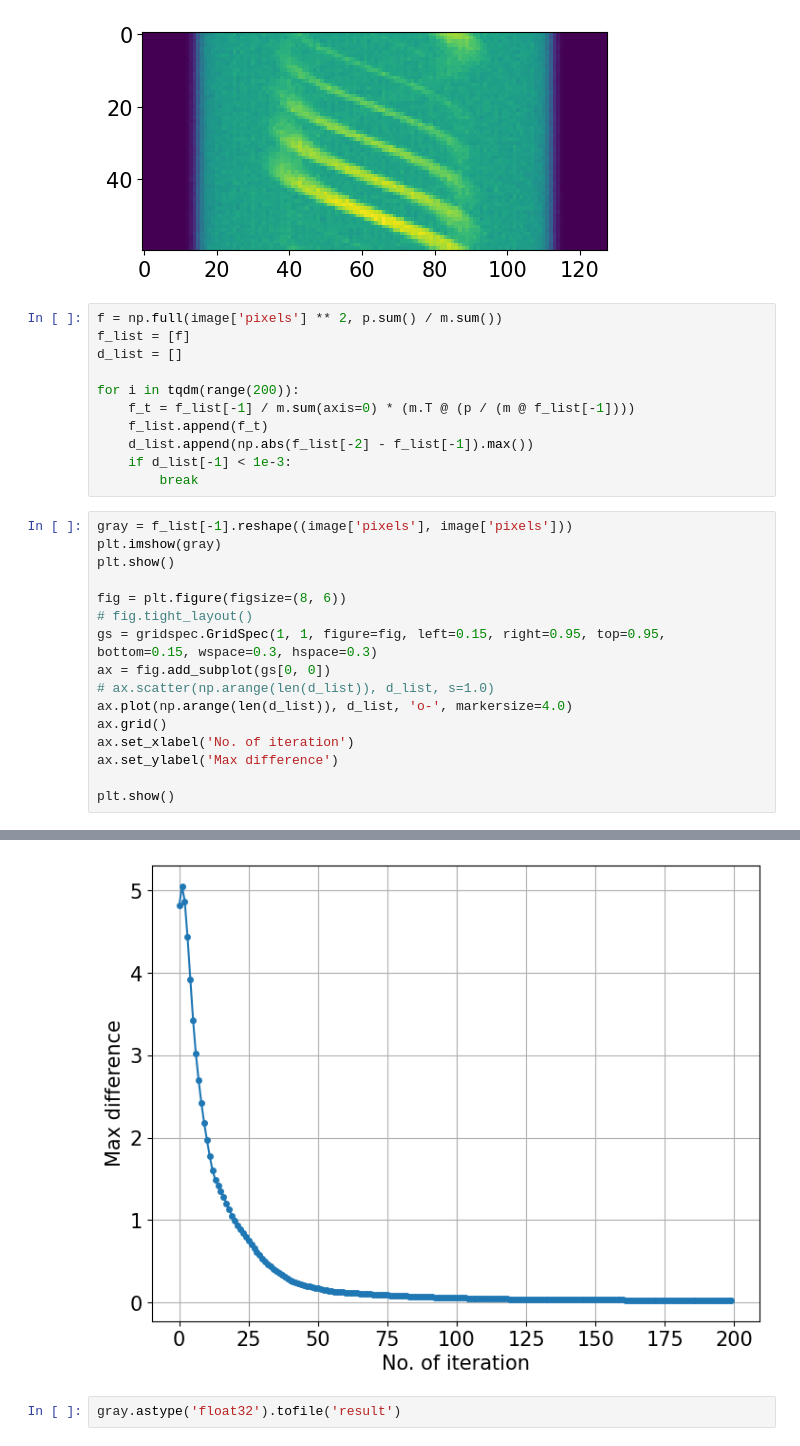
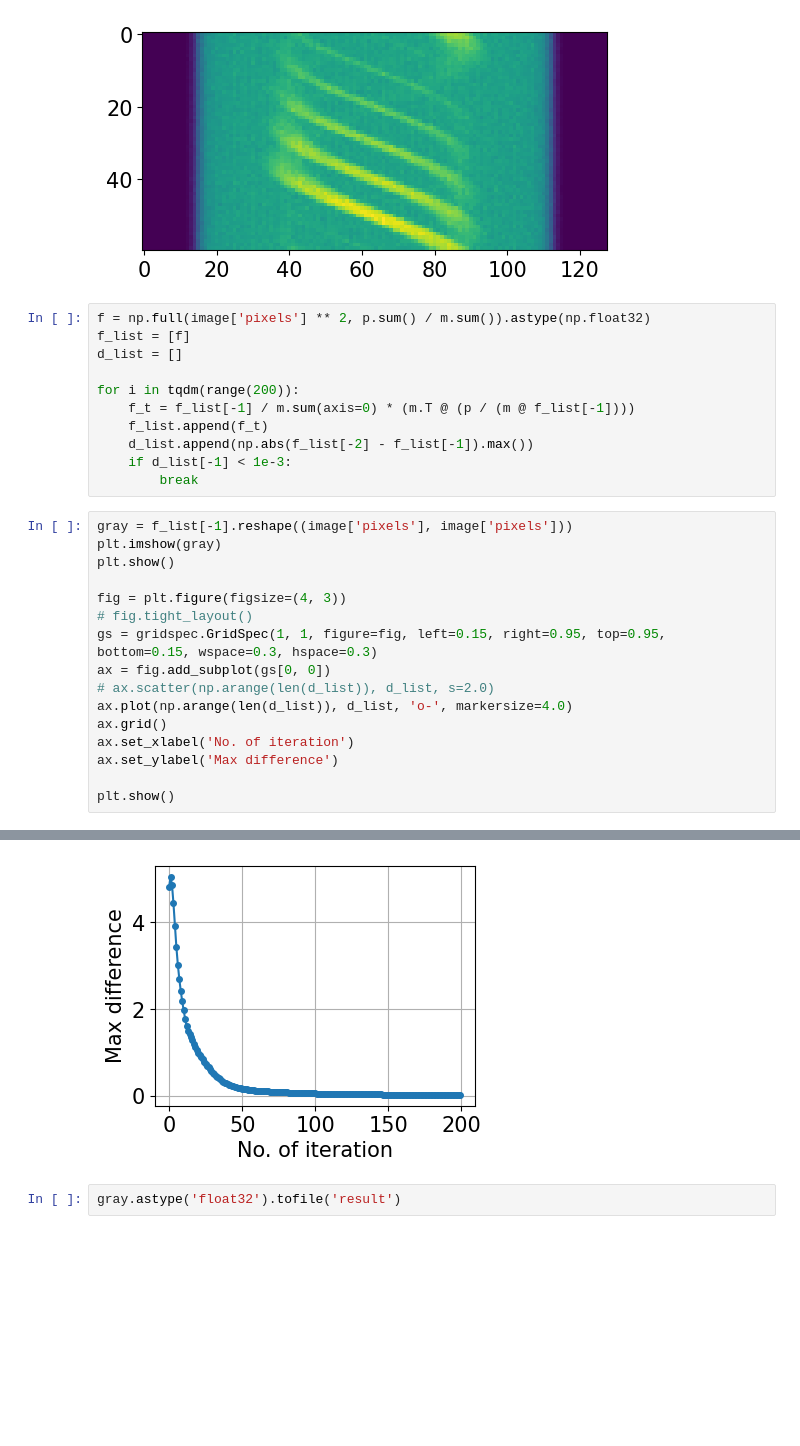
Before and after one commit to dachengx/MedPhys-recon, a Jupyter notebook: spect.ipynb, the cells around one changed output, grey strips where cells are left out. Drawn from its saved outputs; the diff is of its cells as text; blank space fills up the shorter version.

```diff
--- a/model.ipynb
+++ b/spect.ipynb
@@ -63,7 +63,7 @@ plt.show()
 # %% [output]
 [figure]
 # %%
-f = np.full(image['pixels'] ** 2, p.sum() / m.sum())
+f = np.full(image['pixels'] ** 2, p.sum() / m.sum()).astype(np.float32)
 f_list = [f]
 d_list = []
 
@@ -76,22 +76,22 @@ for i in tqdm(range(200)):
 # %%
 gray = f_list[-1].reshape((image['pixels'], image['pixels']))
 plt.imshow(gray)
 plt.show()
 
-fig = plt.figure(figsize=(8, 6))
+fig = plt.figure(figsize=(4, 3))
 # fig.tight_layout()
 gs = gridspec.GridSpec(1, 1, figure=fig, left=0.15, right=0.95, top=0.95, bottom=0.15, wspace=0.3, hspace=0.3)
 ax = fig.add_subplot(gs[0, 0])
-# ax.scatter(np.arange(len(d_list)), d_list, s=1.0)
+# ax.scatter(np.arange(len(d_list)), d_list, s=2.0)
 ax.plot(np.arange(len(d_list)), d_list, 'o-', markersize=4.0)
 ax.grid()
 ax.set_xlabel('No. of iteration')
 ax.set_ylabel('Max difference')
 
 plt.show()
 # %% [output]
 [figure]
-[figure, old version]
+[figure, new version]
 # %%
 gray.astype('float32').tofile('result')
 # %% [markdown]
```
Also changed, not shown: parts of 2 cells of this notebook, 2 other files.
